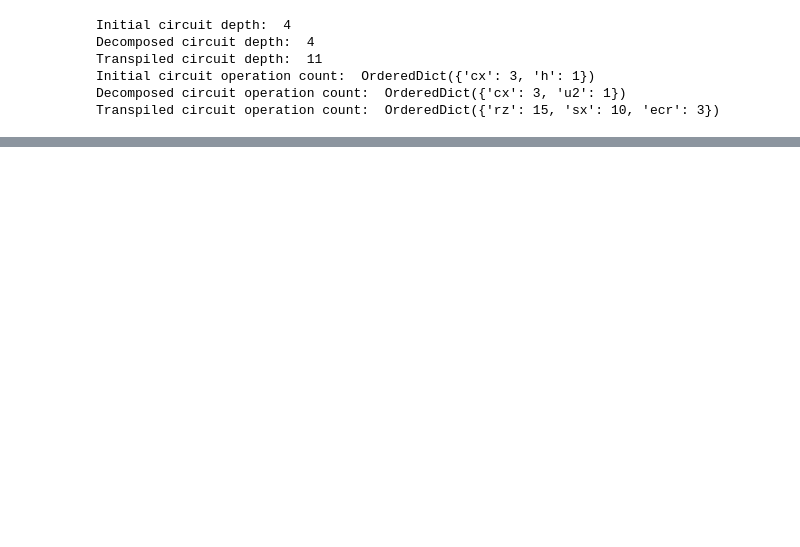
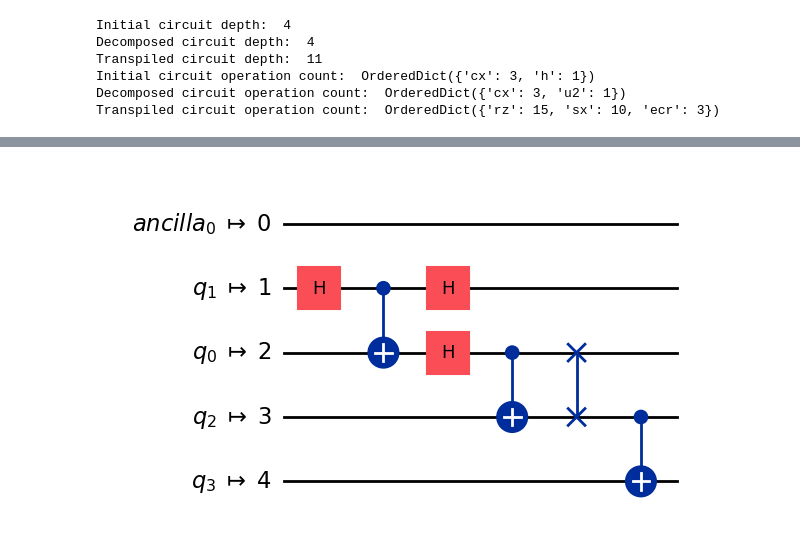
Before and after one commit to dipankardas011/Quantum-Coding, a Jupyter notebook: transpiler_circuit_optimization.ipynb, the cells around one changed output, grey strips where cells are left out. Cells and saved outputs as stored; diff of their text form; code cells hidden in the pictures; blank space fills up the shorter version.

```diff
--- a/transpiler_circuit_optimization.ipynb
+++ b/transpiler_circuit_optimization.ipynb
@@ -135,0 +241,8 @@ visualization.plot_circuit_layout(transpiled_qc, ibm_backend)
+# %%
+custom_linear_topology = [[0,1], [1,2], [2,3], [3,4]]
+
+pm = generate_preset_pass_manager(coupling_map=custom_linear_topology)
+transpiled_qc = pm.run(qc)
+transpiled_qc.draw("mpl")
+# %% [output]
+[figure, added]
```
Also changed, not shown: parts of 16 cells of this notebook.
